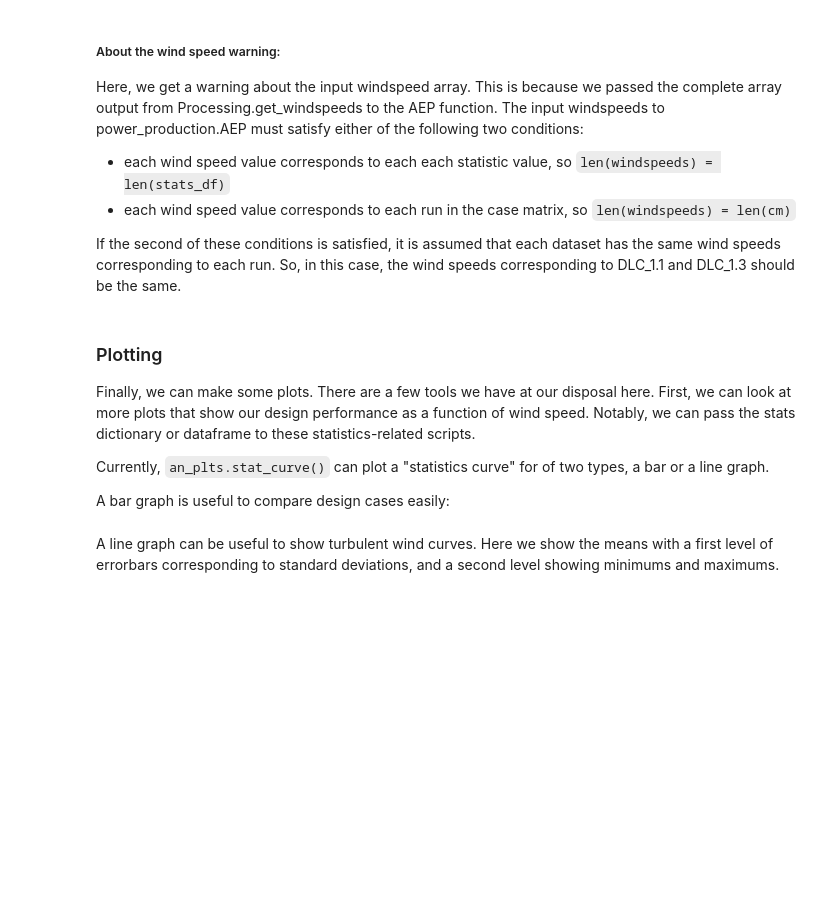
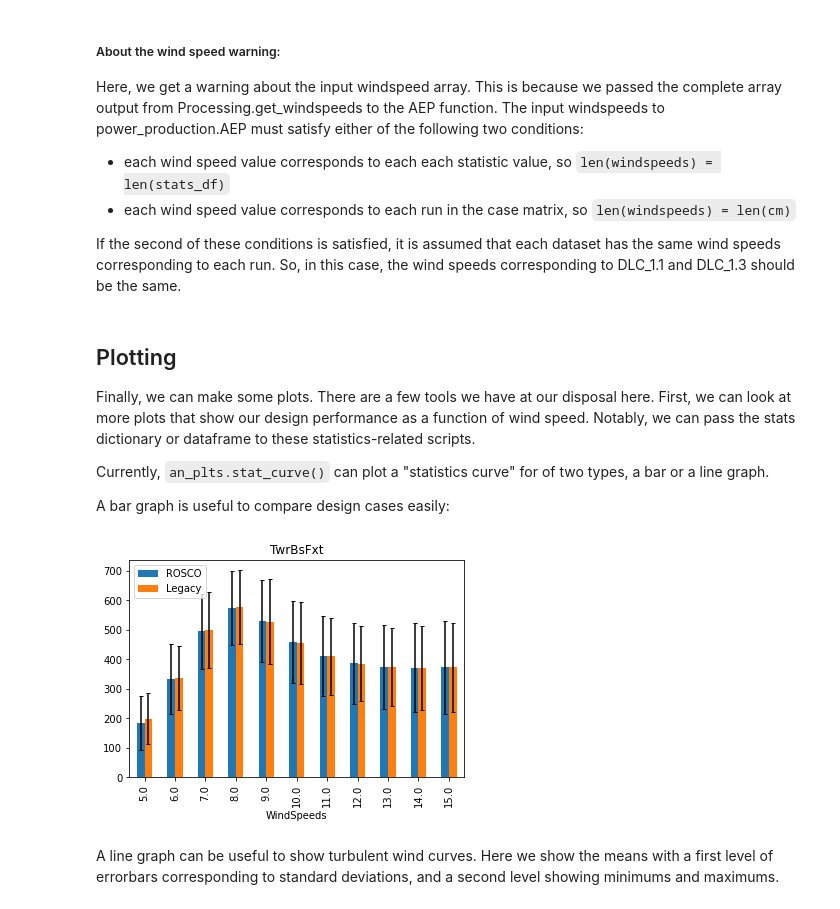
Before and after one commit to NREL/pCrunch, a Jupyter notebook: batch_processing.ipynb, the cells around one changed output. Cells and saved outputs as stored; diff of their text form; code cells hidden in the pictures; blank space fills up the shorter version.

```diff
--- a/batch_processing.ipynb
+++ b/batch_processing.ipynb
@@ -33,7 +35,7 @@ I'm loading a case matrix output from using wisdem.aeroelasticse.CaseGen_General
 # %%
 # point to some file paths
-outfile_base = '../BatchOutputs/NREL5MW/5MW_Land/'
-fname_case_matrix = '../BatchOutputs/NREL5MW/5MW_Land/case_matrix.yaml'
+outfile_base = '/Users/nabbas/Documents/Projects/ROSCO_dev/DLC_Analysis/DLC_Outputs/5MW_Land_DLC11/'
+fname_case_matrix = os.path.join(outfile_base,'case_matrix.yaml')
 # %%
 # Load case matrix into datafraome
 case_matrix = FileTools.load_yaml(fname_case_matrix, package=1)
@@ -102,0 +109,11 @@ The data here is just for a few runs for simplicity. Usually you'd do this for a
+# %%
+# Or load stats and load rankings
+root = '/Users/nabbas/Documents/Projects/ROSCO_dev/DLC_Analysis/DLC_Outputs/5MW_Land_DLC11/stats/'
+lrfile = [root+'dataset0_LoadRanking.yaml', root+'dataset1_LoadRanking.yaml']
+sfile = [root+'dataset0_stats.yaml', root+'dataset1_stats.yaml']
+fname_case_matrix = root+'../case_matrix.yaml'
+
+stats = [FileTools.load_yaml(sf, package=1) for sf in sfile]
+load_rankings = [FileTools.load_yaml(lf, package=1) for lf in lrfile]
+case_matrix = FileTools.load_yaml(fname_case_matrix, package=1)
+cm = pd.DataFrame(case_matrix)
@@ -189,4 +165,4 @@ NameError: name 'Processing' is not defined
 We often want to make sense of some batch output data with data binned by windspeed. We can leverage the case-matrix from our output data to figure out the input wind speeds. Of course, `('InflowWind', 'Filename')` must exist in the case matrix. Lets load the wind speeds, save them, and append them to the case matrix as `('InflowWind', 'WindSpeed')`.
 # %%
-windspeed, seed, IECtype, cmw = Processing.get_windspeeds(cm2, return_df=True)
+windspeed, seed, IECtype, cmw = Processing.get_windspeeds(cm, return_df=True)
 cmw
@@ -222,7 +220,7 @@ Here, we get a warning about the input windspeed array. This is because we passe
 
 If the second of these conditions is satisfied, it is assumed that each dataset has the same wind speeds corresponding to each run. So, in this case, the wind speeds corresponding to DLC_1.1 and DLC_1.3 should be the same.
 # %% [markdown]
-### Plotting
+## Plotting
 Finally, we can make some plots. There are a few tools we have at our disposal here. First, we can look at more plots that show our design performance as a function of wind speed. Notably, we can pass the stats dictionary or dataframe to these statistics-related scripts.
 
 Currently, `an_plts.stat_curve()` can plot a "statistics curve" for of two types, a bar or a line graph.
@@ -231,8 +229,10 @@ A bar graph is useful to compare design cases easily:
 # %%
 plt.close()
 an_plts = Analysis.wsPlotting()
-an_plts.stat_curve(windspeed, stats, 'RotSpeed', 'bar', names=['DLC1.1', 'DLC1.3'])
+an_plts.stat_curve(windspeed, stats, 'TwrBsFxt', 'bar', names=['ROSCO', 'Legacy'])
 plt.show()
+# %% [output]
+[figure, added]
 # %% [markdown]
 A line graph can be useful to show turbulent wind curves. Here we show the means with a first level of errorbars corresponding to standard deviations, and a second level showing minimums and maximums.
 # %%
```
Also changed, not shown: parts of 45 cells of this notebook, 1 other file.
